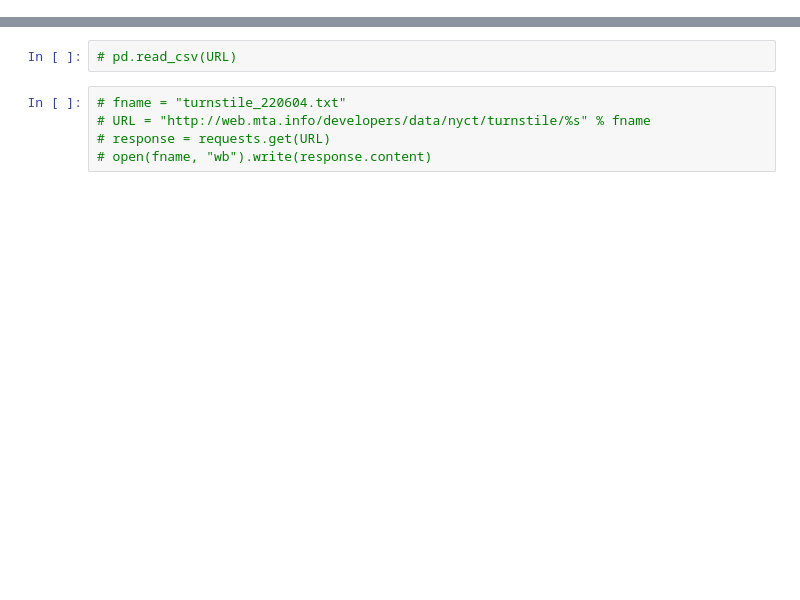
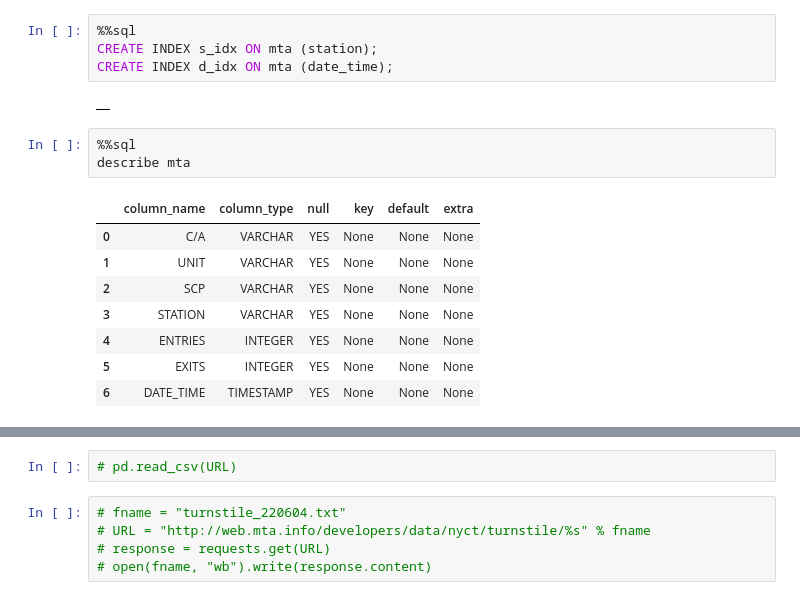
Before and after one commit to druce/MTA, a Jupyter notebook: MTA.ipynb, the cells around one changed output, grey strips where cells are left out. Saved outputs shown, nothing was run; the diff lists cells and outputs as text; blank space fills up the shorter version.

```diff
--- a/MTA.ipynb
+++ b/MTA.ipynb
@@ -60,0 +351,18 @@ curl http://web.mta.info/developers/data/nyct/turnstile/turnstile_230107.txt > 2
+# %%
+%%sql
+CREATE INDEX s_idx ON mta (station);
+CREATE INDEX d_idx ON mta (date_time);
+# %% [output]
+|  |
+# %%
+%%sql
+describe mta
+# %% [output]
+|  | column_name | column_type | null | key | default | extra |
+| 0 | C/A | VARCHAR | YES | None | None | None |
+| 1 | UNIT | VARCHAR | YES | None | None | None |
+| 2 | SCP | VARCHAR | YES | None | None | None |
+| 3 | STATION | VARCHAR | YES | None | None | None |
+| 4 | ENTRIES | INTEGER | YES | None | None | None |
+| 5 | EXITS | INTEGER | YES | None | None | None |
+| 6 | DATE_TIME | TIMESTAMP | YES | None | None | None |
```
Also changed, not shown: parts of 72 cells of this notebook, 1 other file.
